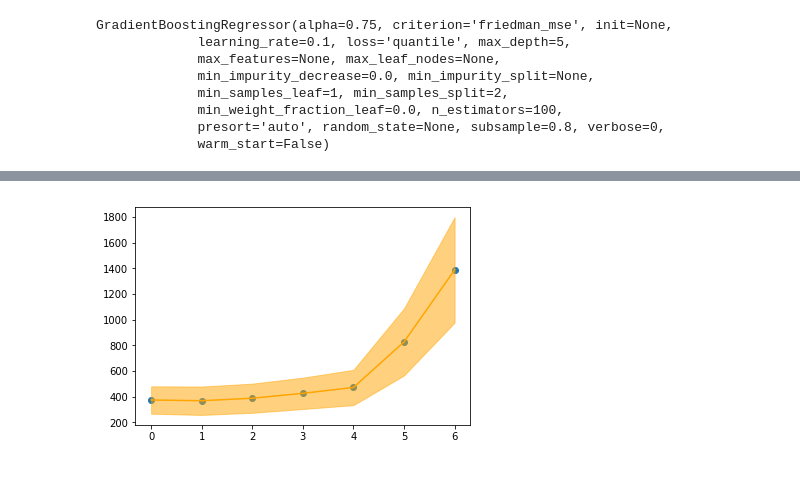
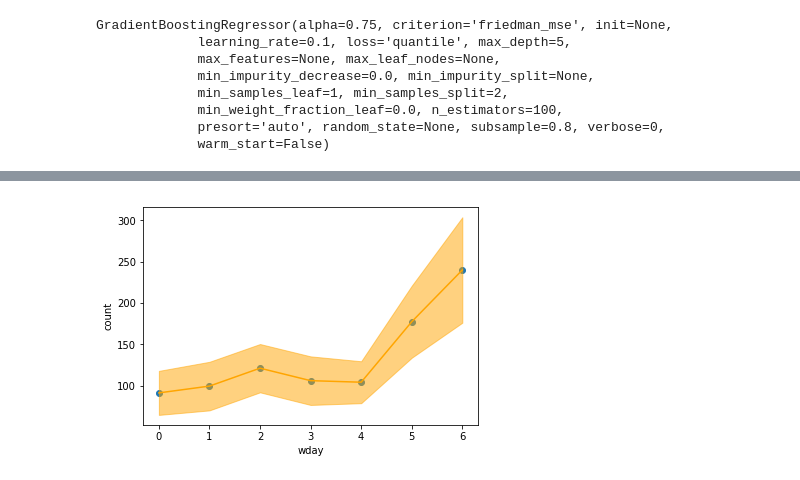
Before and after one commit to alafanechere/food-hackathon, a Jupyter notebook: forecast/xgboost.ipynb, the cells around one changed output, grey strips where cells are left out. Cells and saved outputs as stored; diff of their text form; code cells hidden in the pictures.

```diff
--- a/forecast/xgboost.ipynb
+++ b/forecast/xgboost.ipynb
@@ -1,5 +1,6 @@
 # %%
-df = pd.read_csv('shop1_shop_v2.csv',encoding='latin1')
+inpfile = 'shop1_v3.csv'
+df = pd.read_csv(inpfile,encoding='latin1')
 # %%
 from xgboost import XGBRegressor
 # %%
@@ -27,0 +42,4 @@ y = df['price']
+# %%
+test_sel = (df.year == 2018) & (df.month == 1) & (df.mday >=13) & (df.mday <20)
+
+df[test_sel]
@@ -46,0 +82,8 @@ reg.score(X_test,y_test)
+# %%
+X_train = X[~test_sel]
+X_test = X[test_sel]
+
+y_train = y[~test_sel]
+y_test = y[test_sel]
+
+reg.fit(X_train,y_train)
@@ -137,6 +205,10 @@ df_test['err_max'] = y075_pred - y_test > 0.
 # %%
-def prediction_profile(df,by,bins=None,range=None):
+def prediction_profile(df,by,bins=None,range=None,label="",outdir=outdir,taget=target):
 
+    xlabel = by
+    outname = '%s/pred_%s' % (outdir, by)
+    if label != "":
+        outname += "_%s" % label
     if bins is not None:
         #probs = np.linspace(0,100,bins)
         #print(probs)
@@ -153,8 +225,8 @@ def prediction_profile(df,by,bins=None,range=None):
     meanpred_min = df.groupby(by)['pred_min'].mean()
     meanpred_max = df.groupby(by)['pred_max'].mean()
     unc = 0.5*(meanpred_max-meanpred_min)
-    meantrue = df.groupby(by)['price'].mean()
-    stdtrue = df.groupby(by)['price'].std()
+    meantrue = df.groupby(by)[target].mean()
+    stdtrue = df.groupby(by)[target].std()
 
     mean = df.groupby(by)['err'].mean()
     maxp = df.groupby(by)['err_min'].mean()
@@ -167,18 +239,31 @@ def prediction_profile(df,by,bins=None,range=None):
     plt.scatter(meantrue.index,meanpred)
     plt.plot(meanpred,color='red')
     plt.fill_between(mean.index, meanpred - std, meanpred+std, color='red', alpha=0.5)
+    plt.xlabel(xlabel)
+    plt.ylabel(target)
+    plt.savefig(outname+"_pred.png")
     plt.show()
 
     plt.scatter(meantrue.index,meanpred)
     plt.plot(meanpred,color='orange')
     plt.fill_between(meanpred.index, meanpred - unc, meanpred + unc, color='orange', alpha=0.5)
     # plt.plot(unc)
+    plt.xlabel(xlabel)
+    plt.ylabel(target)
+    plt.savefig(outname+"_pred_unc.png")
     plt.show()
 
     plt.plot(r2)
+    plt.xlabel(xlabel)
+    plt.ylabel('$R^2$')
+    plt.savefig(outname+"_r2.png")
     plt.show()
 
 
     plt.plot(minp)
     plt.plot(maxp)
+    plt.xlabel(xlabel)
+    plt.ylabel('coverage')
+    plt.savefig(outname+"_cov.png")
+
     plt.show()
@@ -192,3 +281,3 @@ prediction_profile(df_test,'month')
 # %%
-prediction_profile(df_test,'wday_x')
+prediction_profile(df_test,'wday')
 # %% [output]
@@ -196 +285 @@ prediction_profile(df_test,'wday_x')
-[figure, old version]
+[figure, new version]
```
Also changed, not shown: parts of 65 cells of this notebook.
